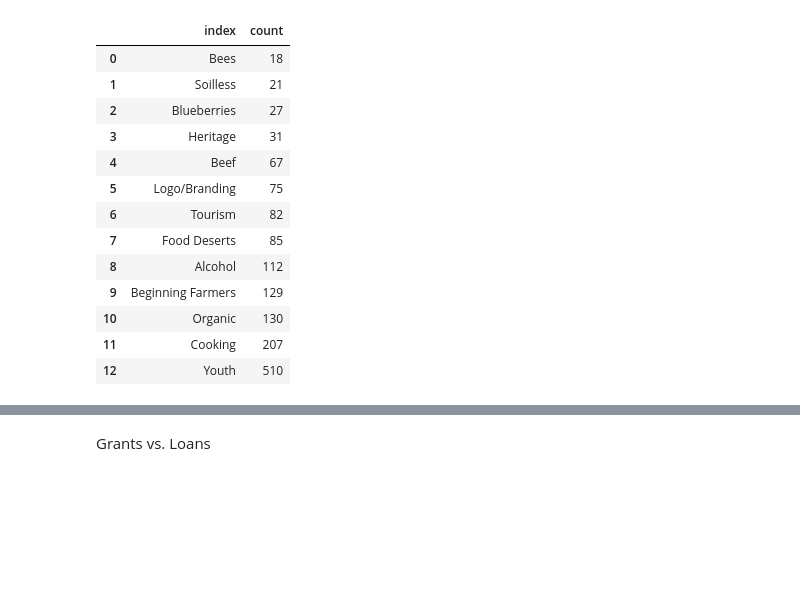
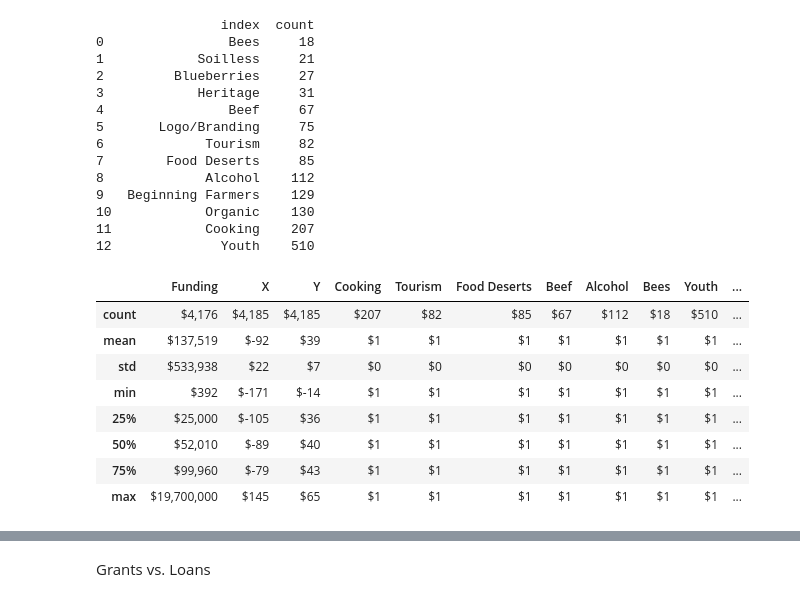
Before and after one commit to mroswell/know-your-farmer-analysis, a Jupyter notebook: KYF2-analysis.ipynb, the cells around one changed output, grey strips where cells are left out. Saved outputs shown, nothing was run; the diff lists cells and outputs as text; code cells hidden in the pictures; blank space fills up the shorter version.

```diff
--- a/KYF2-analysis.ipynb
+++ b/KYF2-analysis.ipynb
@@ -37,0 +30,8 @@ memory usage: 1.1+ MB
+# %%
+pd.options.display.float_format = '${:,.2f}'.format
+pd.options.display.float_format = '${:,.0f}'.format
+amount = kyf2.Funding.sum()
+print amount
+print 'Know Your Farmer, Know Your Food \nGrants and Loans 2009–2014\n',  'TOTAL: ', kyf2.Funding.sum(),
+# pd.options.display.float_format = None
+print amount
@@ -37,0 +71,7 @@ memory usage: 1.1+ MB
+# %%
+incorrect_spellings =['Small and Socially Disadvantaged Producer Grants']
+correct_spellings = ['Small Socially Disadvantaged Producer Grants']
+corrections = pd.Series(data=correct_spellings, index=incorrect_spellings)
+
+kyf2.replace(corrections, inplace=True)
+kyf2[kyf2.Name.str.startswith('Small')]
@@ -38,22 +105,33 @@ memory usage: 1.1+ MB
 # %%
-counts = kyf2.describe().iloc[0:1,3:]
+described = kyf2.describe()
+counts = described.iloc[0:1,3:]
 counts[counts.columns] = counts[counts.columns].astype(int)
 count_df = counts.T.sort_values('count')
 count_df.reset_index(inplace=True)
-count_df
+print count_df
+described
 # %% [output]
+                index  count
+0                Bees     18
+1            Soilless     21
+2         Blueberries     27
+3            Heritage     31
+4                Beef     67
+5       Logo/Branding     75
+6             Tourism     82
+7        Food Deserts     85
+8             Alcohol    112
+9   Beginning Farmers    129
+10            Organic    130
+11            Cooking    207
+12              Youth    510
-|  | index | count |
-| 0 | Bees | 18 |
-| 1 | Soilless | 21 |
-| 2 | Blueberries | 27 |
-| 3 | Heritage | 31 |
-| 4 | Beef | 67 |
-| 5 | Logo/Branding | 75 |
-| 6 | Tourism | 82 |
-| 7 | Food Deserts | 85 |
-| 8 | Alcohol | 112 |
-| 9 | Beginning Farmers | 129 |
-| 10 | Organic | 130 |
-| 11 | Cooking | 207 |
-| 12 | Youth | 510 |
+|  | Funding | X | Y | Cooking | Tourism | Food Deserts | Beef | Alcohol | Bees | Youth | ... |
+| count | $4,176 | $4,185 | $4,185 | $207 | $82 | $85 | $67 | $112 | $18 | $510 | ... |
+| mean | $137,519 | $-92 | $39 | $1 | $1 | $1 | $1 | $1 | $1 | $1 | ... |
+| std | $533,938 | $22 | $7 | $0 | $0 | $0 | $0 | $0 | $0 | $0 | ... |
+| min | $392 | $-171 | $-14 | $1 | $1 | $1 | $1 | $1 | $1 | $1 | ... |
+| 25% | $25,000 | $-105 | $36 | $1 | $1 | $1 | $1 | $1 | $1 | $1 | ... |
+| 50% | $52,010 | $-89 | $40 | $1 | $1 | $1 | $1 | $1 | $1 | $1 | ... |
+| 75% | $99,960 | $-79 | $43 | $1 | $1 | $1 | $1 | $1 | $1 | $1 | ... |
+| max | $19,700,000 | $145 | $65 | $1 | $1 | $1 | $1 | $1 | $1 | $1 | ... |
 # %%
```
Also changed, not shown: parts of 35 cells of this notebook, 3 other files.
